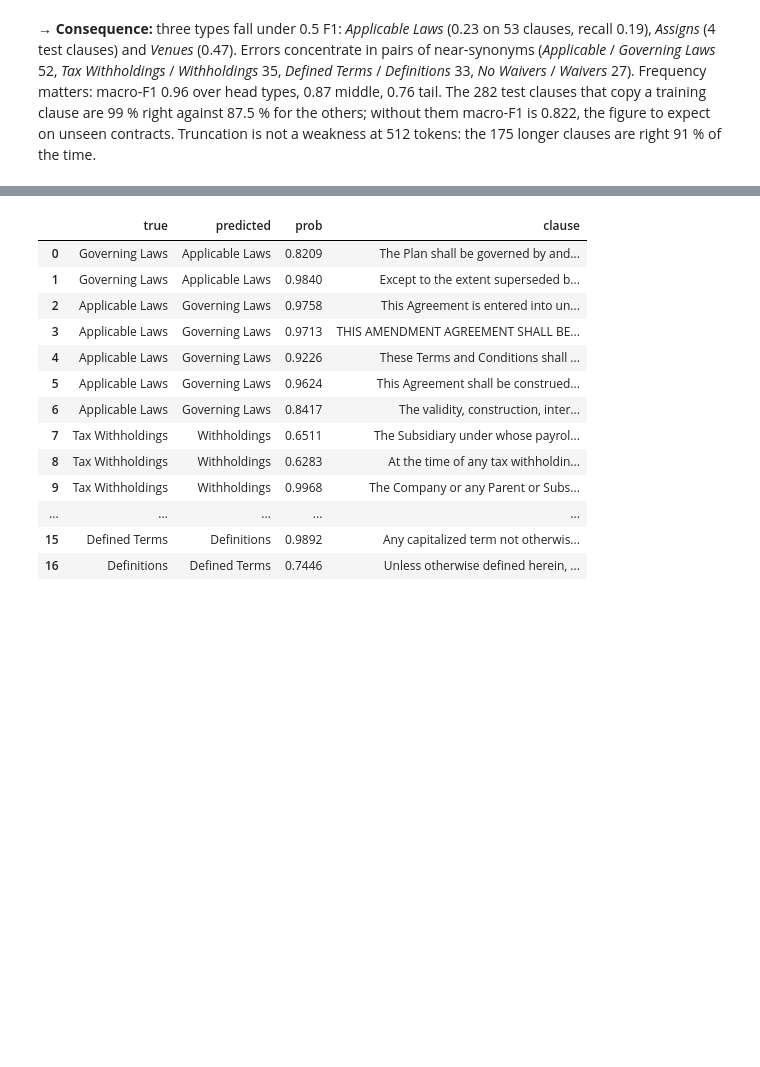
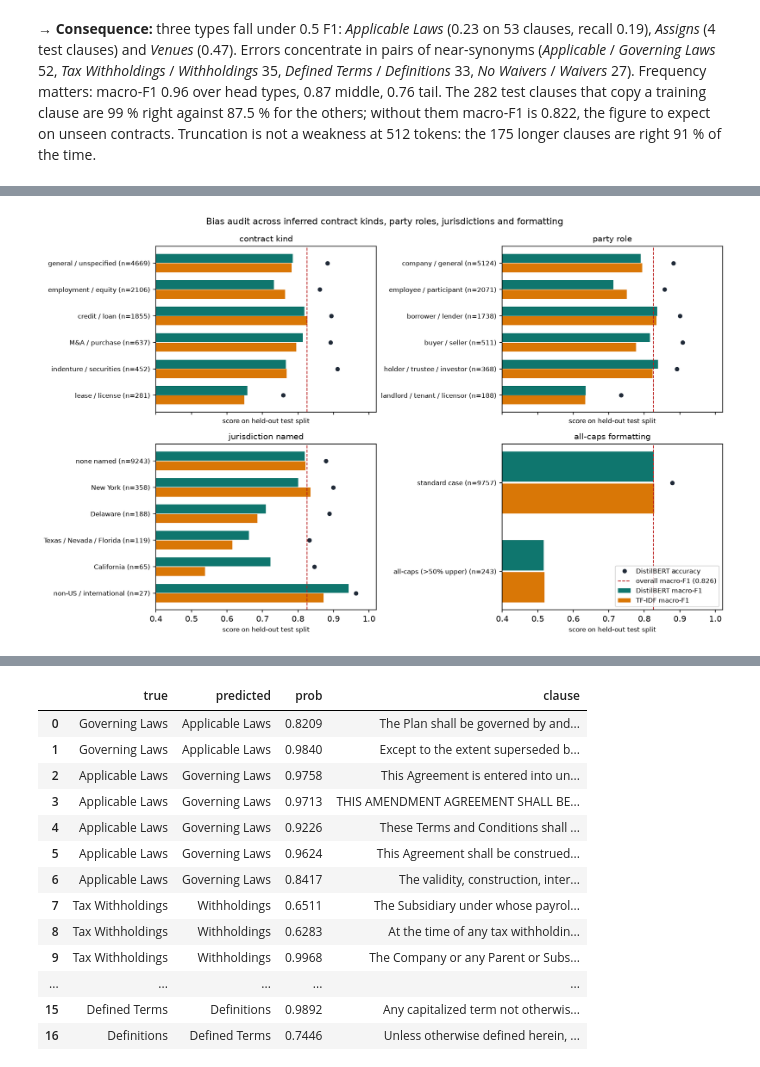
Before and after one commit to jbouniol/nlp-project, a Jupyter notebook: notebooks/06_evaluation.ipynb, the cells around one changed output, grey strips where cells are left out. Cells and saved outputs as stored; diff of their text form; code cells hidden in the pictures; blank space fills up the shorter version.

Commit message:
feat(eval): bias audit across contract kinds, party roles, jurisdictions and formatting

```diff
--- a/notebooks/06_evaluation.ipynb
+++ b/notebooks/06_evaluation.ipynb
@@ -336,0 +342,38 @@ contracts. Truncation is not a weakness at 512 tokens: the 175 longer clauses ar
+# %%
+train_slices = data.bias_slices(full["train"]["text"])
+test_slices = data.bias_slices(full["test"]["text"])
+topk_path = RESULTS / "retrieval" / "tfidf" / "topk_test.npz"
+p10_test = None
+if topk_path.exists():
+    pos_test = np.load(topk_path)["positions"]
+    y_bank = np.asarray(full["train"]["label"])
+    p10_test = (y_bank[pos_test] == y_test[:, None])[:, :10].mean(axis=1)
+
+audit_frames = {}
+for dim, g_test in test_slices.items():
+    g_train = train_slices[dim]
+    df = metrics.f1_by_group(y_test, pred, g_test, cfg.n_classes).set_index("group")
+    df.insert(1, "train_share", [float(np.mean(g_train == k)) for k in df.index])
+    if B10 in test:
+        df["lora_macro_f1"] = metrics.f1_by_group(
+            y_test, test[B10]["y_pred"], g_test, cfg.n_classes
+        ).set_index("group")["macro_f1"]
+    if "tfidf" in test:
+        df["tfidf_macro_f1"] = metrics.f1_by_group(
+            y_test, test["tfidf"]["y_pred"], g_test, cfg.n_classes
+        ).set_index("group")["macro_f1"]
+    if p10_test is not None:
+        df["retrieval_p10"] = [float(p10_test[g_test == k].mean()) for k in df.index]
+    audit_frames[dim] = df.sort_values("n", ascending=False)
+
+audit = pd.concat(audit_frames)
+audit.index.names = ["dimension", "group"]
+if not cfg.fast_run:
+    (REPORTS / "bias_audit.md").write_text(runs.to_markdown(audit.reset_index()))
+fig = plots.plot_bias_slices(
+    audit,
+    overall_f1=metrics.macro_f1_score(y_test, pred, cfg.n_classes),
+    path=None if cfg.fast_run else REPORTS / "figures" / "bias_audit_slices.png",
+)
+audit.round(4)
+# %% [output]
@@ -336,0 +398 @@ contracts. Truncation is not a weakness at 512 tokens: the 175 longer clauses ar
+[figure, added]
```
Also changed, not shown: parts of 6 cells of this notebook, 7 other files.
